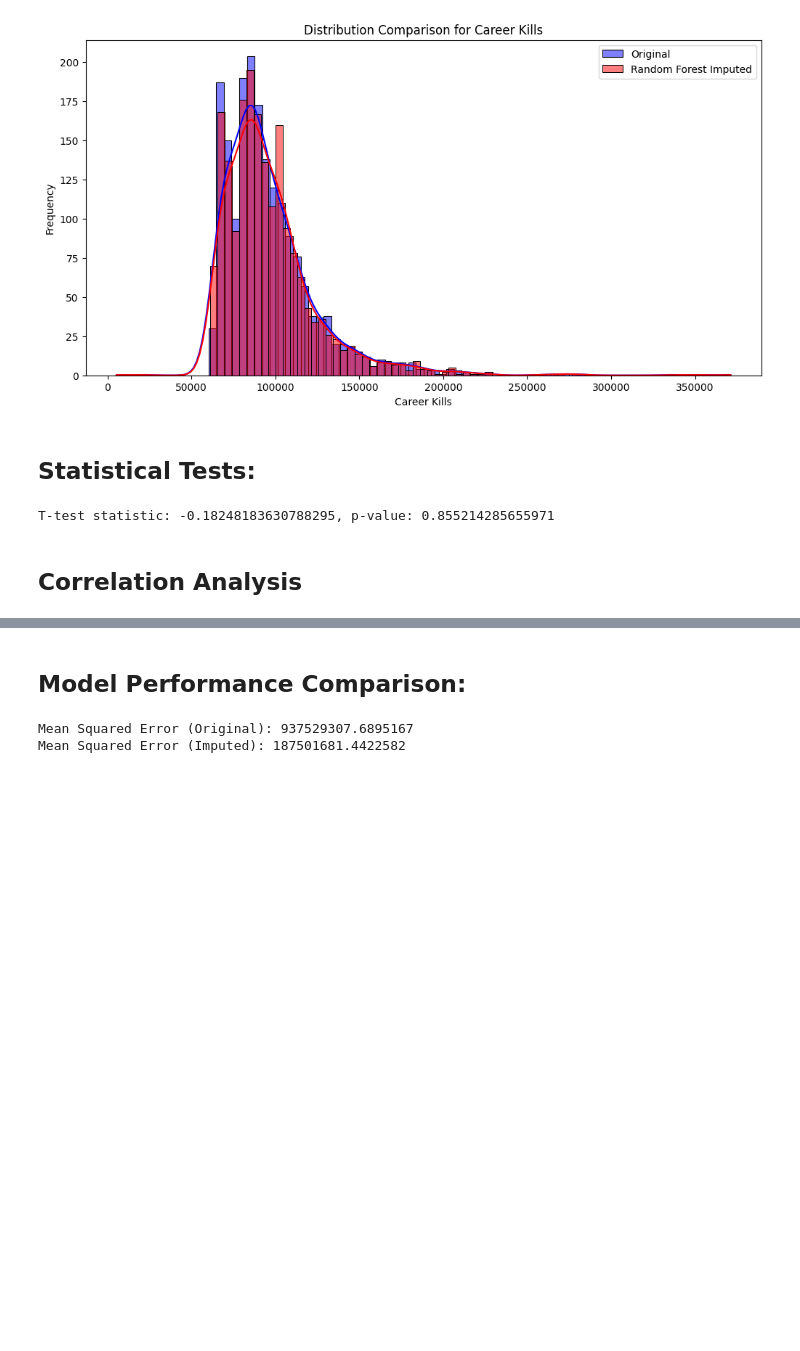
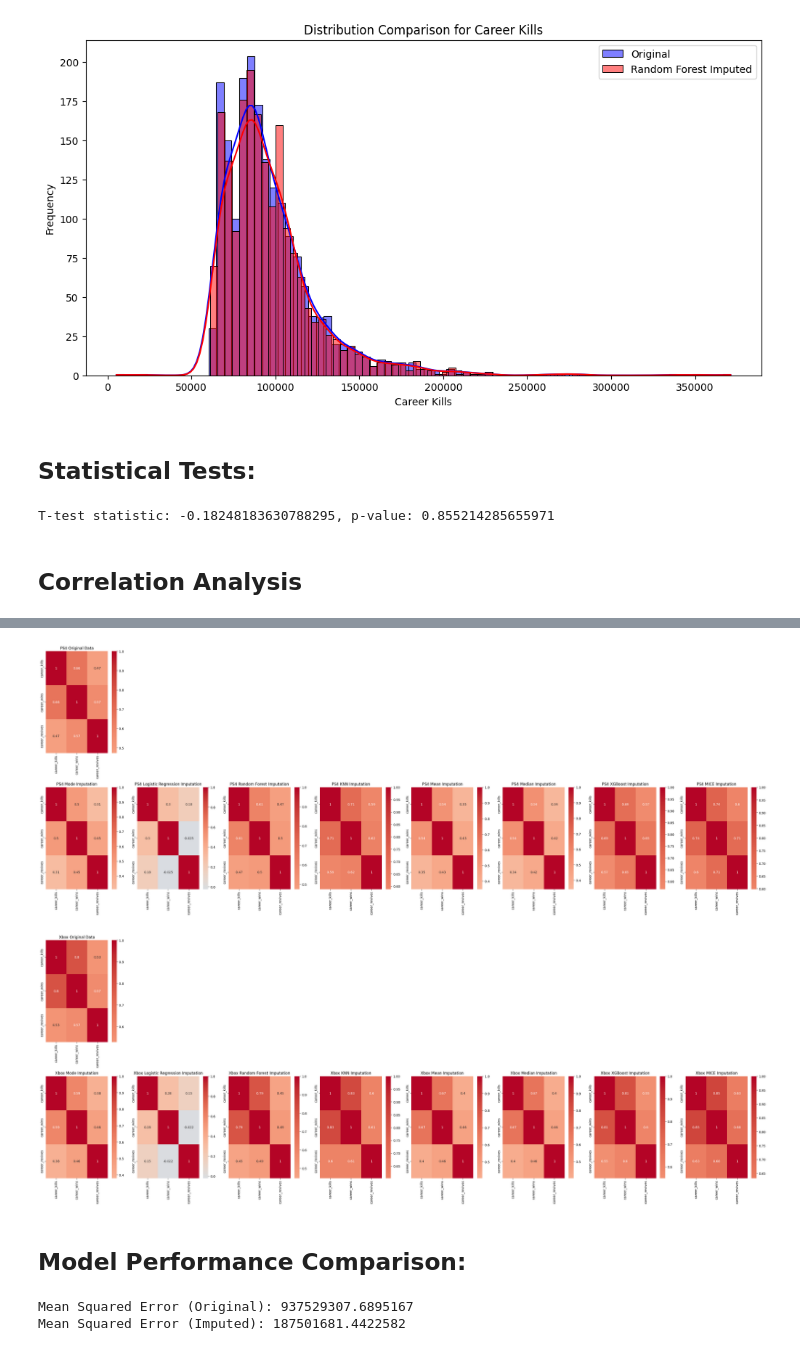
Before and after one commit to AltaafAlly/Apex-Legends-Research, a Jupyter notebook: Data_Retrieval/py_files/Notebook_For_Data_Preprocessing/Data Imputation FIles PS and Xbox/Data-Preprocessing-Console.ipynb, the cells around one changed output, grey strips where cells are left out. Cells and saved outputs as stored; diff of their text form; code cells hidden in the pictures; blank space fills up the shorter version.

```diff
--- a/Data_Retrieval/py_files/Notebook_For_Data_Preprocessing/Data Imputation FIles PS and Xbox/Data-Preprocessing-Console.ipynb
+++ b/Data_Retrieval/py_files/Notebook_For_Data_Preprocessing/Data Imputation FIles PS and Xbox/Data-Preprocessing-Console.ipynb
@@ -86,0 +102,20 @@ numeric_df = Career_Stats_df.drop(columns=['player_name'])
+# %%
+# Replace 0s with NaN to treat them as missing values
+Career_Stats_PS4_df.replace(0, np.nan, inplace=True)
+
+# Drop the player_name column and separate it for reference
+player_names_PS4 = Career_Stats_PS4_df['player_name']
+numeric_PS4_df = Career_Stats_PS4_df.drop(columns=['player_name'])
+
+# Print the data types to verify the changes
+numeric_PS4_df.info()
+
+# Replace 0s with NaN to treat them as missing values
+Career_Stats_Xbox_df.replace(0, np.nan, inplace=True)
+
+# Drop the player_name column and separate it for reference
+player_names_Xbox = Career_Stats_Xbox_df['player_name']
+numeric_Xbox_df = Career_Stats_Xbox_df.drop(columns=['player_name'])
+
+# Print the data types to verify the changes
+numeric_Xbox_df.info()
@@ -519,3 +569,61 @@ plt.show()
+# %%
+import pandas as pd
+import matplotlib.pyplot as plt
+import seaborn as sns
+
+# Function to round numeric columns
+def round_numeric_columns(df):
+    numeric_cols = df.select_dtypes(include=['number']).columns
+    df[numeric_cols] = df[numeric_cols].round(0).astype(int)
+    return df
+
+# Function to plot correlation matrices for each imputation method
+def plot_correlation_matrices(imputed_dfs, title_prefix, original_corr):
+    methods = list(imputed_dfs.keys())
+    num_methods = len(methods)
+
+    # Create a subplot grid with one row for original data and one for each imputation method
+    fig, axes = plt.subplots(nrows=2, ncols=num_methods, figsize=(4 * num_methods, 12))
+
+    # Plot the original correlation matrix first
+    sns.heatmap(original_corr, annot=True, cmap='coolwarm', center=0, ax=axes[0, 0])
+    axes[0, 0].set_title(f'{title_prefix} Original Data')
+
+    # Hide empty subplots in the first row
+    for i in range(1, num_methods):
+        axes[0, i].axis('off')
+
+    # Plot the correlation matrices for each imputation method
+    for i, method in enumerate(methods):
+        # Round numeric columns before calculating correlation
+        imputed_df_rounded = round_numeric_columns(imputed_dfs[method])
+        imputed_corr = imputed_df_rounded.drop(columns=['player_name']).select_dtypes(include=['number']).corr()
+        sns.heatmap(imputed_corr, annot=True, cmap='coolwarm', center=0, ax=axes[1, i])
+        axes[1, i].set_title(f'{title_prefix} {method}')
+
+    plt.tight_layout()
+    plt.show()
+
+# Assuming you have already run the imputation processes and have the following dictionaries:
+# - ps4_imputed_dfs (containing imputed datasets for PS4)
+# - xbox_imputed_dfs (containing imputed datasets for Xbox)
+
+# Original numeric datasets
+ps4_numeric_original = Career_Stats_PS4_df.drop(columns=['player_name']).select_dtypes(include=['number'])
+xbox_numeric_original = Career_Stats_Xbox_df.drop(columns=['player_name']).select_dtypes(include=['number'])
+
+# Calculate original correlation matrices
+ps4_original_corr = ps4_numeric_original.corr()
+xbox_original_corr = xbox_numeric_original.corr()
+
+# Plot correlation matrices for PS4
+plot_correlation_matrices(ps4_imputed_dfs, 'PS4', ps4_original_corr)
+
+# Plot correlation matrices for Xbox
+plot_correlation_matrices(xbox_imputed_dfs, 'Xbox', xbox_original_corr)
+# %% [output]
+[figure, added]
+[figure, added]
 # %% [markdown]
 ## Model Performance Comparison:
 # %%
```
Also changed, not shown: parts of 11 cells of this notebook, 37 other files.
